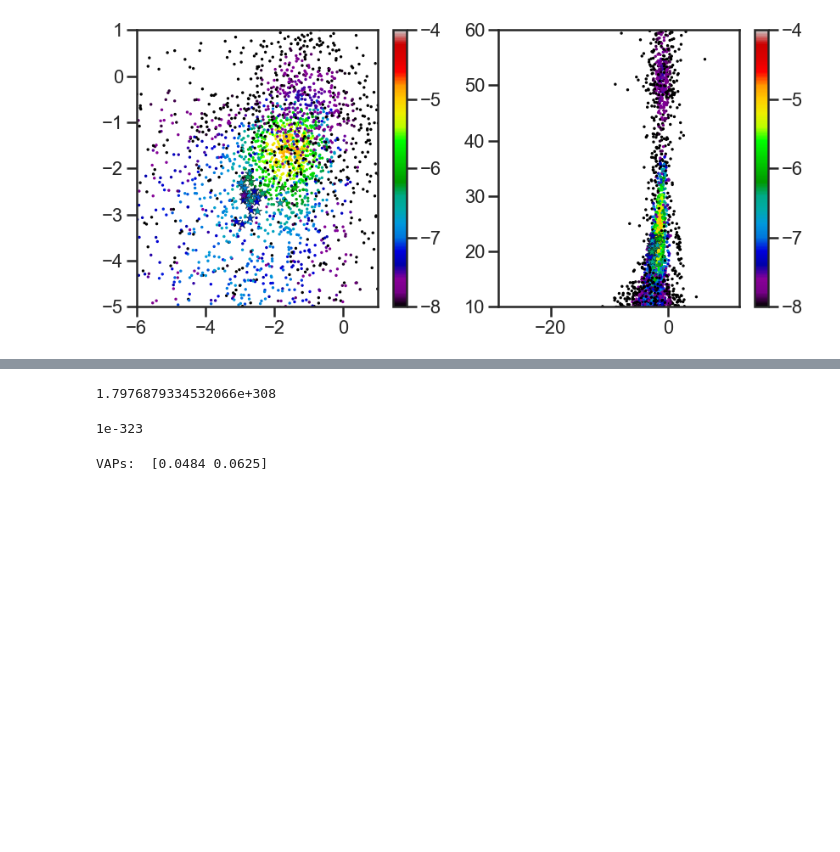
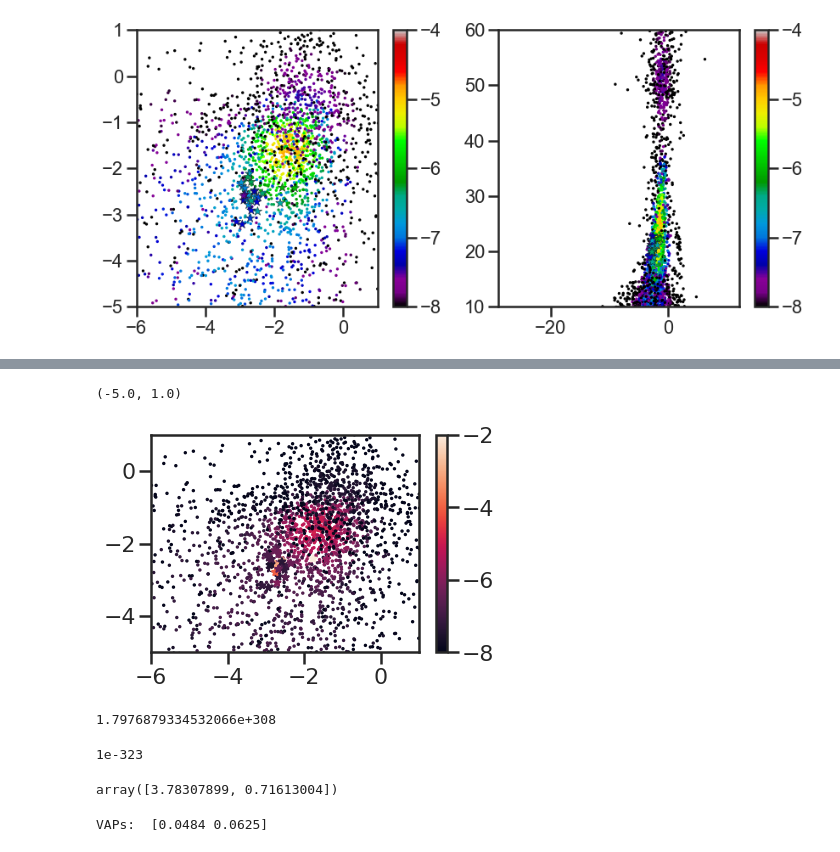
Before and after one commit to bdominguez13/stream_memb, a Jupyter notebook: Price+2019/Pal5_parallel.ipynb, the cells around one changed output, grey strips where cells are left out. Saved outputs shown, nothing was run; the diff lists cells and outputs as text; code cells hidden in the pictures; blank space fills up the shorter version.

```diff
--- a/Price+2019/Pal5_parallel.ipynb
+++ b/Price+2019/Pal5_parallel.ipynb
@@ -444 +430,10 @@ plt.ylim(-5,1)
+# %%
+im=plt.scatter(pmra, pmdec, c=(logL), s=2, vmin=-8, vmax=-2)
+plt.scatter(pmra[miembro], pmdec[miembro], c=(logL[miembro]), s=50, vmin=-8, vmax=-2, marker='*')
+plt.colorbar(im)
+plt.xlim(-6,1)
+plt.ylim(-5,1)
+# %% [output]
+(-5.0, 1.0)
+[figure, added]
 # %%
@@ -447,6 +443,12 @@ np.exp(-744.)
 # %% [output]
 1.7976879334532066e+308
 1e-323
+# %%
+mm = np.abs(phi1_t.value)<0.1
+mu = np.array([np.mean(pmphi1_t.value[mm]), np.mean(pmphi2_t.value[mm])])
+mu
+# %% [output]
+array([3.78307899, 0.71613004])
 # %%
 #Defino prior
 from scipy.stats import multivariate_normal
```
Also changed, not shown: parts of 30 cells of this notebook, 1 other file.
